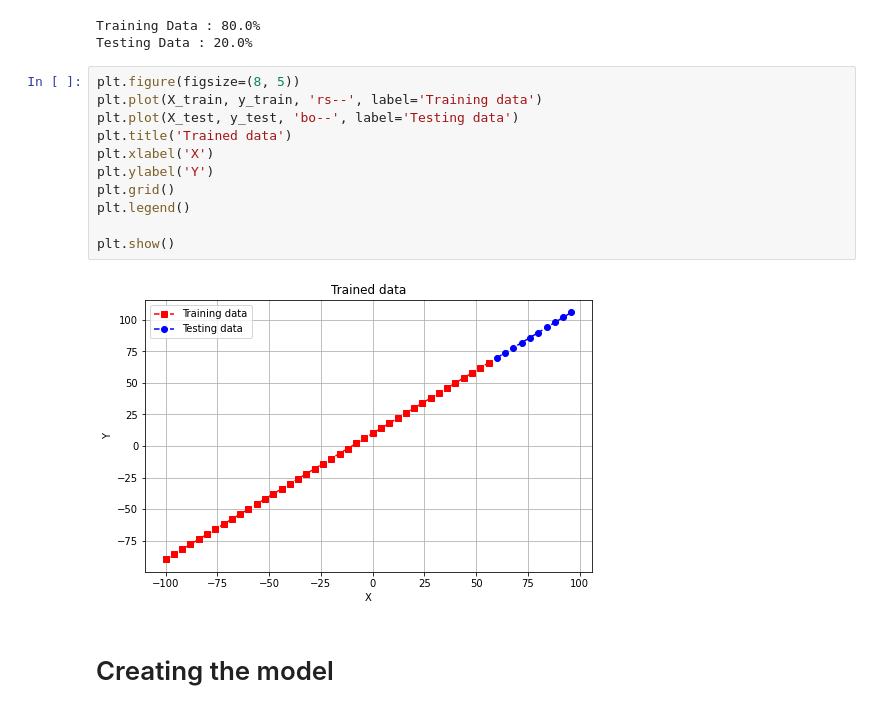
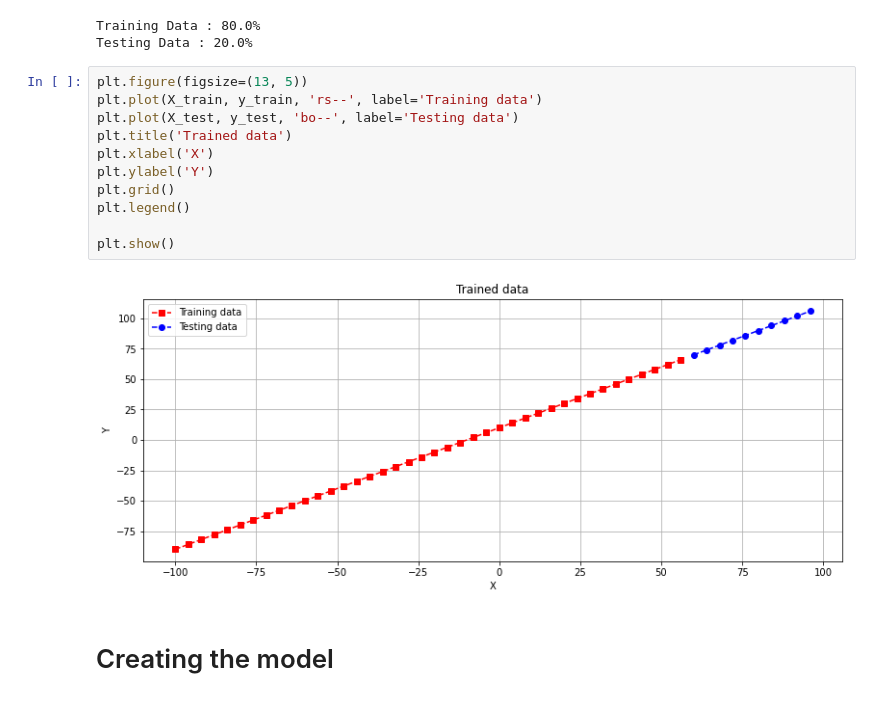
Before and after one commit to kavinda-ravishan/TensorFlow_Developer_Certificate_in_2021_Zero_to_Mastery, a Jupyter notebook: 3. Neural network regression with TensorFlow/9. Evaluating a TensorFlow model part 1 (visualise, visualise, visualise)/app.ipynb, the cells around one changed output. Saved outputs shown, nothing was run; the diff lists cells and outputs as text.

```diff
--- a/3. Neural network regression with TensorFlow/9. Evaluating a TensorFlow model part 1 (visualise, visualise, visualise)/app.ipynb
+++ b/3. Neural network regression with TensorFlow/9. Evaluating a TensorFlow model part 1 (visualise, visualise, visualise)/app.ipynb
@@ -26,18 +26,18 @@ print(f'Testing Data : {len(X_test)*100/len(X)}%')
 Training Data : 80.0%
 Testing Data : 20.0%
 # %%
-plt.figure(figsize=(8, 5))
+plt.figure(figsize=(13, 5))
 plt.plot(X_train, y_train, 'rs--', label='Training data')
 plt.plot(X_test, y_test, 'bo--', label='Testing data')
 plt.title('Trained data')
 plt.xlabel('X')
 plt.ylabel('Y')
 plt.grid()
 plt.legend()
 
 plt.show()
 # %% [output]
-[figure, old version]
+[figure, new version]
 # %% [markdown]
 # Creating the model
 # %%
```
Also changed, not shown: parts of 7 cells of this notebook.
